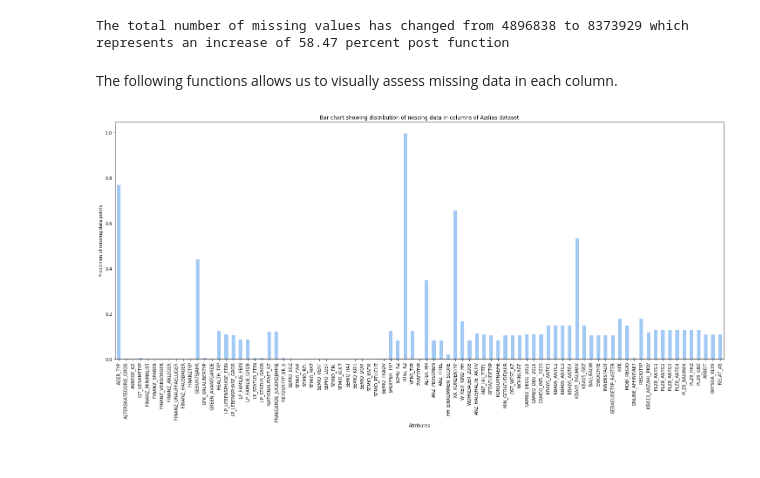
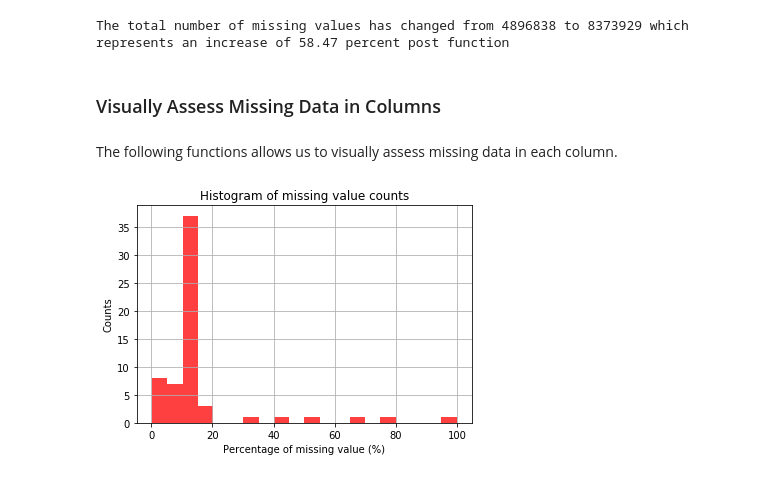
Before and after one commit to leonisawesome/identify_customer_segments, a Jupyter notebook: identify_customer_segment.ipynb, the cells around one changed output. Cells and saved outputs as stored; diff of their text form; code cells hidden in the pictures.

Commit message:
Added the next graph in pre-proc and also swapped out the previous one with one I like more.

```diff
--- a/identify_customer_segment.ipynb
+++ b/identify_customer_segment.ipynb
@@ -145,26 +145,27 @@ print('The total number of missing values has changed from %s to %s which repres
       %(missing, missing_now, missing_increase[:5]))
 # %% [output]
 The total number of missing values has changed from 4896838 to 8373929 which represents an increase of 58.47 percent post function
+# %% [markdown]
+### Visually Assess Missing Data in Columns
 # %% [markdown]
 The following functions allows us to visually assess missing data in each column.
-# %%
-def missing_data(df_azdias):
-
-    #Counts of missing datain each column of the dataset.
-    n_missing_column_data = df_azdias.isnull().sum(axis=0);
-
-    #What this means in terms of percentages
-    prop_missing_column_data = n_missing_column_data/df_azdias.shape[0];
-
-    #Show visually the amount of missing data in each column.
-    fig = plt.figure(figsize=(25,10))
-    ax = prop_missing_column_data.plot.bar()
-    ax.set_title("Bar chart showing distribution of missing data in columns of Azdias dataset")
-    ax.set_xlabel("Attributes")
-    ax.set_ylabel("Proportion of missing data points")
-    plt.show()
-
-
-missing_data(df_azdias)
-# %% [output]
-[figure, removed]
+# %%
+#Perform an assessment of the percentage of how how much missing data there is in each column of the dataset.
+
+def missing_data_percent_plot(df_azidas):
+    #Prep to plot
+    missing = df_azdias.isnull().sum()
+    missing = missing[missing > 0]/(df_azdias.shape[0]) * 100
+    missing.sort_values(inplace=True)
+
+    #Plot distribution of missing value counts
+    plt.hist(missing, bins=20, facecolor='r', alpha=0.75)
+    plt.xlabel('Percentage of missing value (%)')
+    plt.ylabel('Counts')
+    plt.title('Histogram of missing value counts')
+    plt.grid(True)
+    plt.show()
+
+missing_data_percent_plot(df_azdias)
+# %% [output]
+[figure, added]
```
Also changed, not shown: parts of 1 cell of this notebook.
